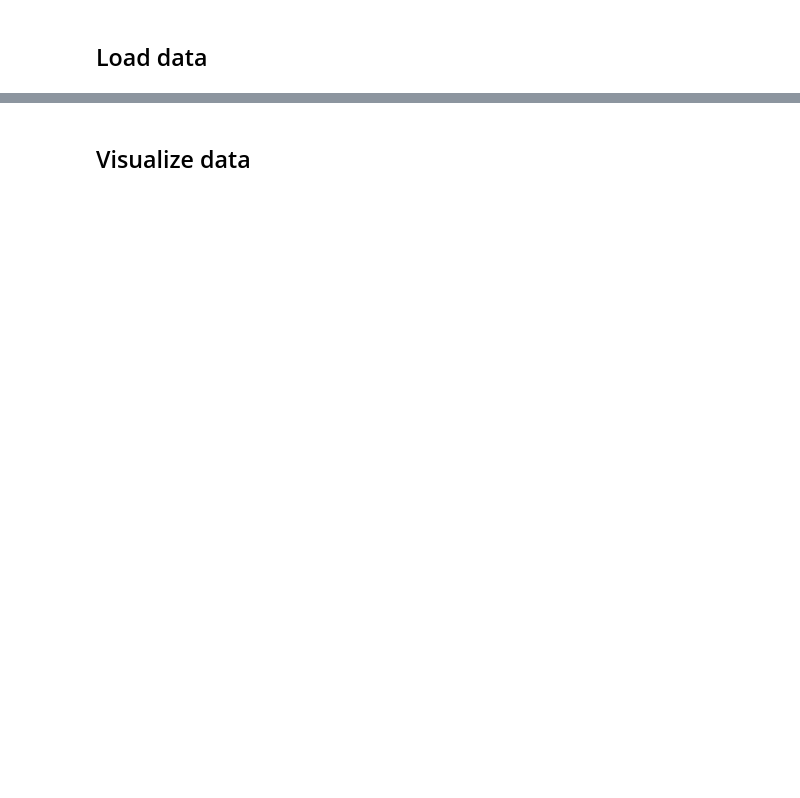
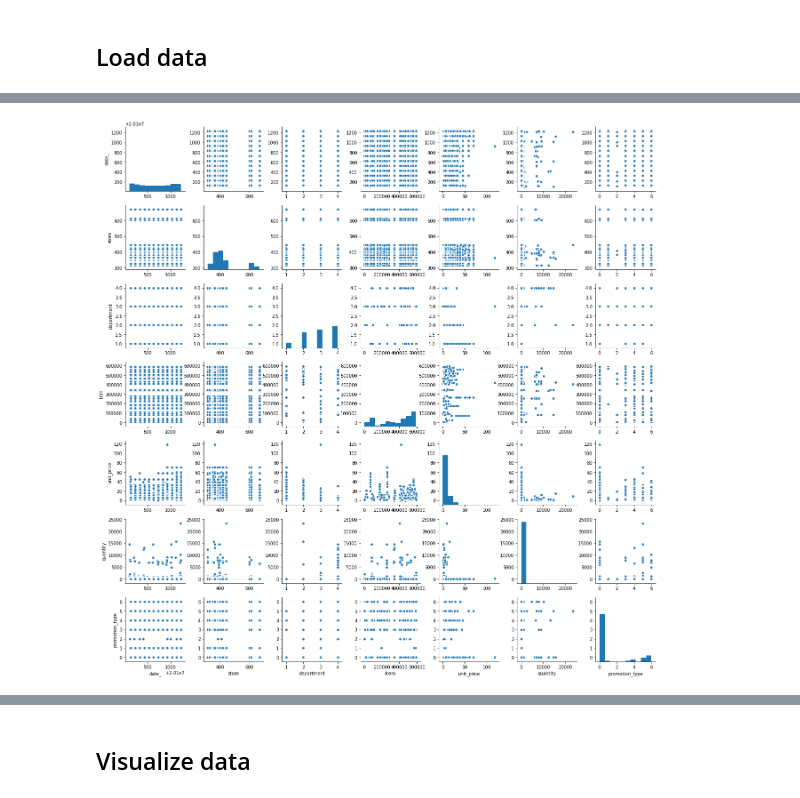
Before and after one commit to Justin-Yuan/retail-prediction, a Jupyter notebook: data processing.ipynb, the cells around one changed output, grey strips where cells are left out. Drawn from its saved outputs; the diff is of its cells as text; code cells hidden in the pictures; blank space fills up the shorter version.

```diff
--- a/data processing.ipynb
+++ b/data processing.ipynb
@@ -35,0 +18,5 @@ df
+# %%
+path = "data/hackathon_dataset_2010.dat"
+pairwise_plot(path)
+# %% [output]
+[figure, added]
```
Also changed, not shown: parts of 8 cells of this notebook, 2 other files.
